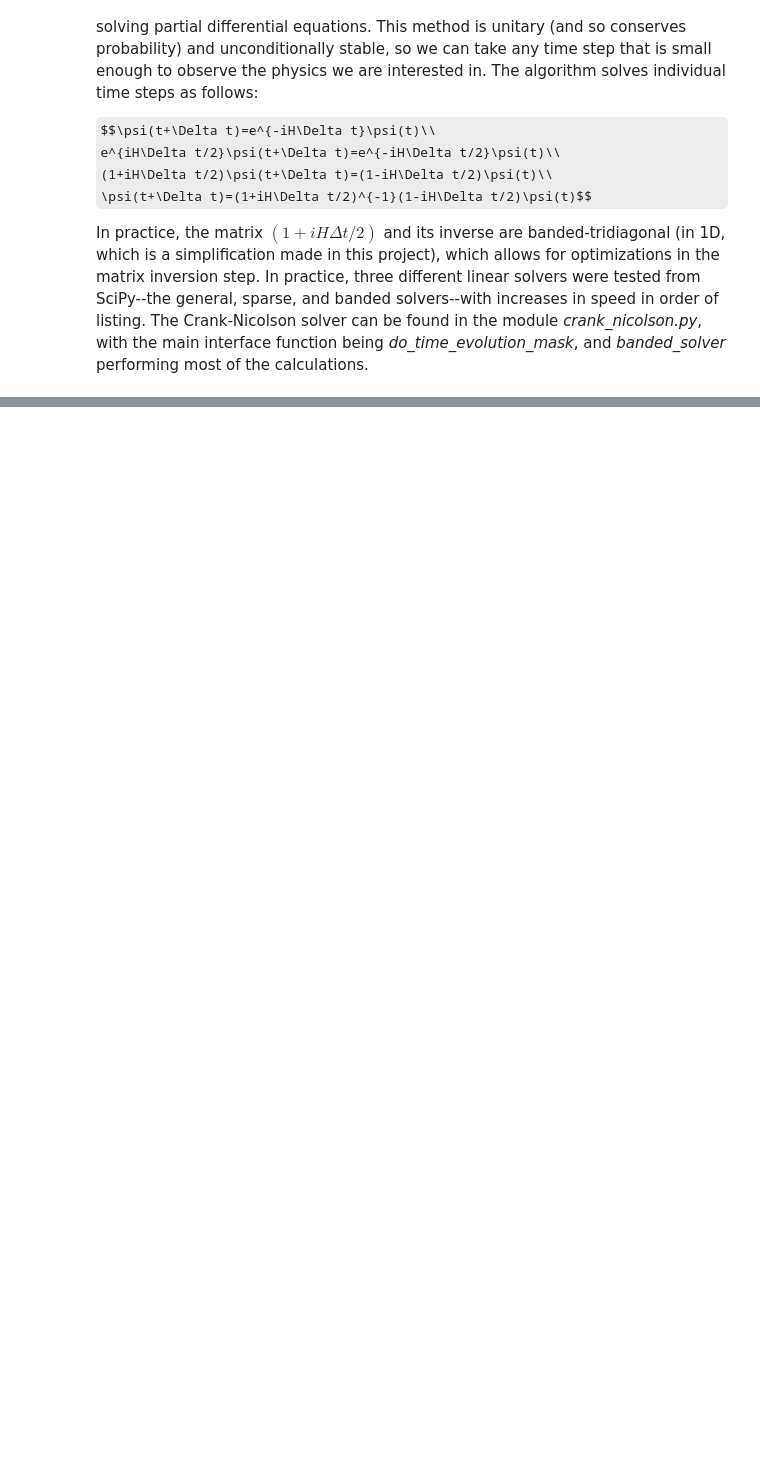
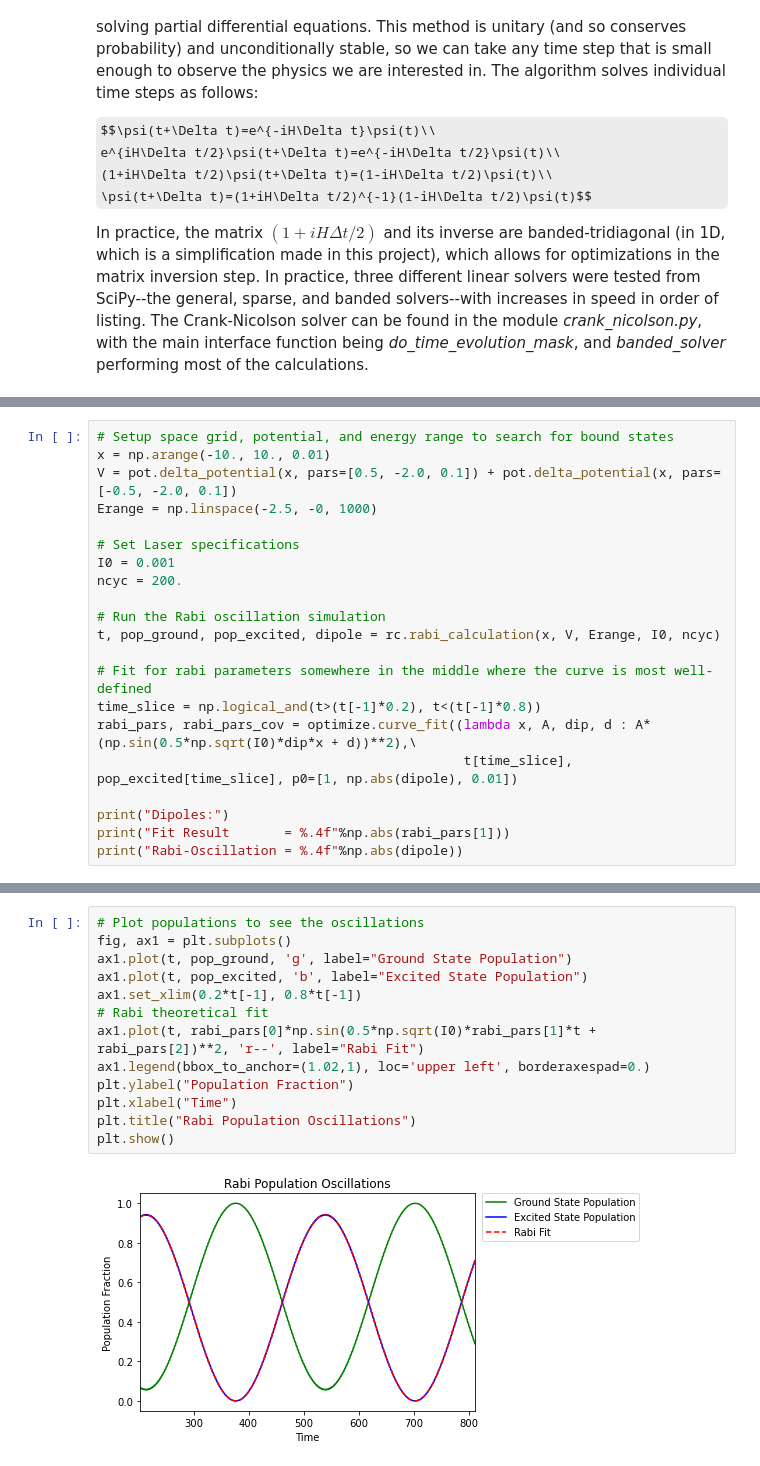
Before and after one commit to mreh528/phys5070FinalProject, a Jupyter notebook: Final_Project_BG_MR.ipynb, the cells around one changed output, grey strips where cells are left out. Saved outputs shown, nothing was run; the diff lists cells and outputs as text; some formulas as TeX source; blank space fills up the shorter version.

```diff
--- a/Final_Project_BG_MR.ipynb
+++ b/Final_Project_BG_MR.ipynb
@@ -29,0 +55,21 @@ In practice, the matrix $(1+iH\Delta t/2)$ and its inverse are banded-tridiagona
+# %%
+# Setup space grid, potential, and energy range to search for bound states
+x = np.arange(-10., 10., 0.01)
+V = pot.delta_potential(x, pars=[0.5, -2.0, 0.1]) + pot.delta_potential(x, pars=[-0.5, -2.0, 0.1])
+Erange = np.linspace(-2.5, -0, 1000)
+
+# Set Laser specifications
+I0 = 0.001
+ncyc = 200.
+
+# Run the Rabi oscillation simulation
+t, pop_ground, pop_excited, dipole = rc.rabi_calculation(x, V, Erange, I0, ncyc)
+
+# Fit for rabi parameters somewhere in the middle where the curve is most well-defined
+time_slice = np.logical_and(t>(t[-1]*0.2), t<(t[-1]*0.8))
+rabi_pars, rabi_pars_cov = optimize.curve_fit((lambda x, A, dip, d : A*(np.sin(0.5*np.sqrt(I0)*dip*x + d))**2),\
+                                               t[time_slice], pop_excited[time_slice], p0=[1, np.abs(dipole), 0.01])
+
+print("Dipoles:")
+print("Fit Result       = %.4f"%np.abs(rabi_pars[1]))
+print("Rabi-Oscillation = %.4f"%np.abs(dipole))
@@ -29,0 +82,15 @@ In practice, the matrix $(1+iH\Delta t/2)$ and its inverse are banded-tridiagona
+# %%
+# Plot populations to see the oscillations
+fig, ax1 = plt.subplots()
+ax1.plot(t, pop_ground, 'g', label="Ground State Population")
+ax1.plot(t, pop_excited, 'b', label="Excited State Population")
+ax1.set_xlim(0.2*t[-1], 0.8*t[-1])
+# Rabi theoretical fit
+ax1.plot(t, rabi_pars[0]*np.sin(0.5*np.sqrt(I0)*rabi_pars[1]*t + rabi_pars[2])**2, 'r--', label="Rabi Fit")
+ax1.legend(bbox_to_anchor=(1.02,1), loc='upper left', borderaxespad=0.)
+plt.ylabel("Population Fraction")
+plt.xlabel("Time")
+plt.title("Rabi Population Oscillations")
+plt.show()
+# %% [output]
+[figure, added]
```
Also changed, not shown: parts of 17 cells of this notebook.
